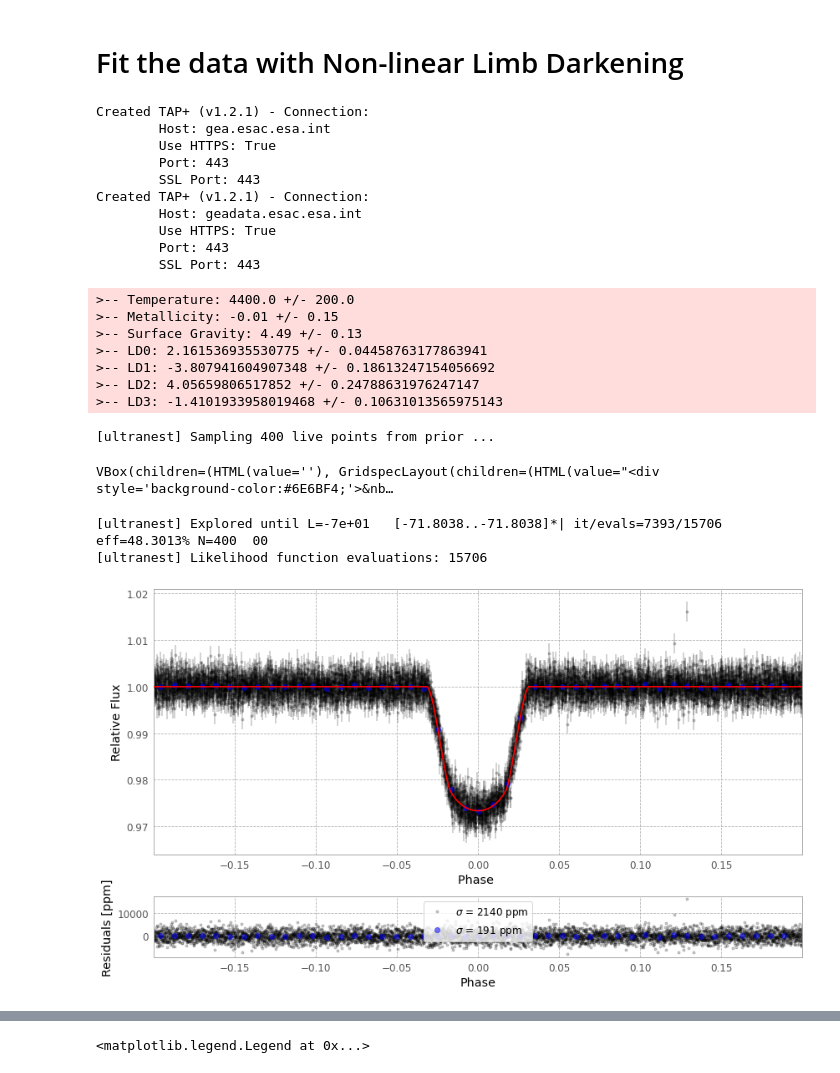
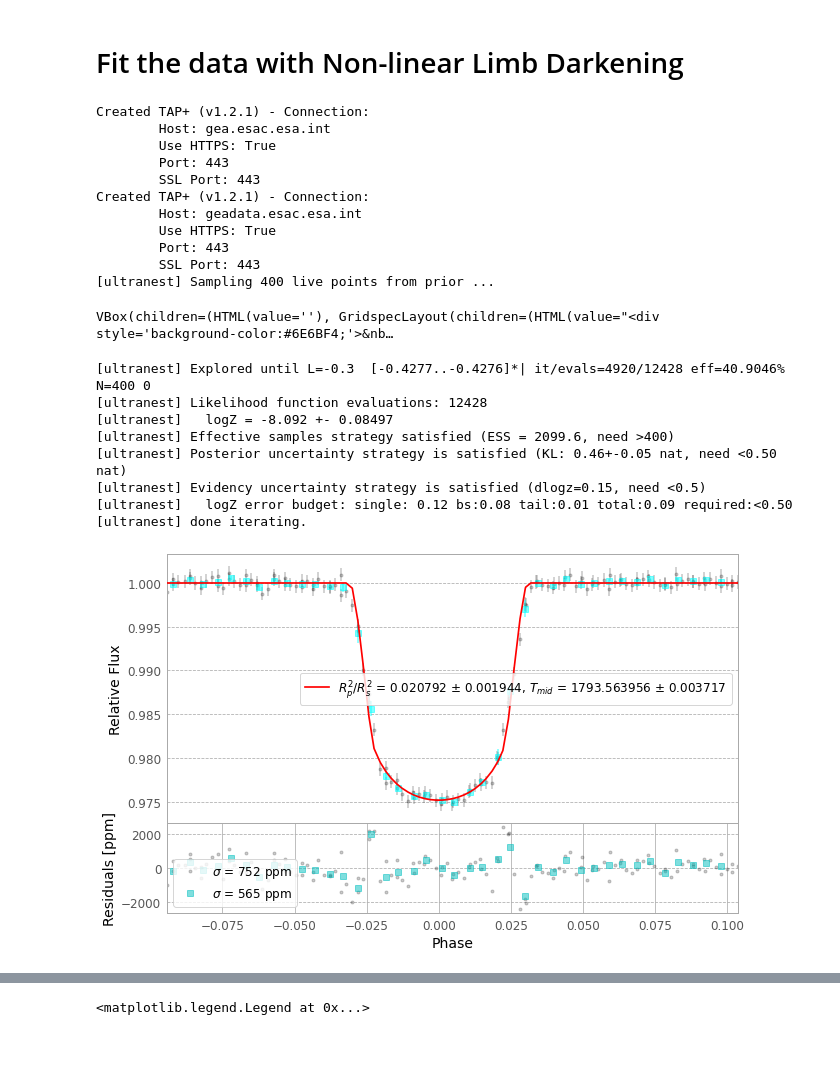
Before and after one commit to pearsonkyle/Exoplanet-Light-Curve-Analysis, a Jupyter notebook: examples/Model Comparison.ipynb, the cells around one changed output, grey strips where cells are left out. Saved outputs shown, nothing was run; the diff lists cells and outputs as text; code cells hidden in the pictures; blank space fills up the shorter version.

```diff
--- a/examples/Model Comparison.ipynb
+++ b/examples/Model Comparison.ipynb
@@ -51,7 +49,7 @@ smask = np.argsort(lc.time.value)
 dts = np.diff(lc.time.value[smask])
 dmask = dts > (1./24)     # find gaps bigger than an hour
 ndt = int(1.0/dts.mean()) # number of images in a day
-tmask[0:int(ndt)] = False # mask first day of sequence
+tmask[0:int(ndt)*2] = False # mask first day of sequence
 
 # mask data after gaps due to systematics
 for idx in np.argwhere(dmask).flatten():
@@ -65,7 +63,7 @@ ferr = lc.flux.value[tmask&nmask]**0.5
 
 # remove stellar variability
 dflux, ftrend = flatten( time, flux,
-    window_length=0.75, return_trend=True, method='biweight')
+    window_length=0.5, return_trend=True, method='biweight')
 dferr = ferr/ftrend
 
 fig, ax = plt.subplots(2)
@@ -107,7 +105,7 @@ https://exoplanetarchive.ipac.caltech.edu/docs/API_PS_columns.html
 # %%
 from elca.tools import nea_scrape
 
-nea_df = nea_scrape("WASP-43 b")
+nea_df = nea_scrape("HAT-P-32 b")
 prior = {} # convert to dict
 for key in nea_df.keys():
     prior[key] = nea_df[key][0]
@@ -183,5 +181,8 @@ mybounds = {
            prior['pl_ratdor']+20*prior['pl_ratdorerr1']],
 }
 
-myfit = lc_fitter(time, dflux, dferr, lcprior, mybounds, verbose=True)
+phase = abs((time - lcprior['tmid'] + 0.25*lcprior['per'])/lcprior['per']) %1 - 0.25
+
+pmask = (phase > -0.1) & (phase < 0.1)
+myfit = lc_fitter(time[pmask], dflux[pmask], dferr[pmask], lcprior, mybounds, verbose=True)
 # %% [output]
@@ -251,16 +252,13 @@ mybounds = {
            prior['pl_ratdor']+20*prior['pl_ratdorerr1']],
 }
 
-# constrain fit to around transit because exotic can't handle eclipses
-pmask = (myfit.phase > -0.2) & (myfit.phase < 0.2)
 
 # fake airmass, we're ignoring it above but exotic wants it
 airmass = np.ones(len(time))
 
-exoticfit = lc_fitter_detrend(
-    time[pmask], dflux[pmask],
-    dferr[pmask], airmass[pmask],
-    lcprior, mybounds, verbose=True)
+myfit_nl = lc_fitter_detrend(time[pmask], dflux[pmask],
+                          dferr[pmask], airmass[pmask],
+                          lcprior, mybounds, verbose=True)
 # %% [output]
 Created TAP+ (v1.2.1) - Connection:
         Host: gea.esac.esa.int
@@ -272,20 +270,19 @@ Created TAP+ (v1.2.1) - Connection:
         Use HTTPS: True
         Port: 443
         SSL Port: 443
+[ultranest] Sampling 400 live points from prior ...
->-- Temperature: 4400.0 +/- 200.0
->-- Metallicity: -0.01 +/- 0.15
->-- Surface Gravity: 4.49 +/- 0.13
->-- LD0: 2.161536935530775 +/- 0.04458763177863941
->-- LD1: -3.807941604907348 +/- 0.18613247154056692
->-- LD2: 4.05659806517852 +/- 0.24788631976247147
->-- LD3: -1.4101933958019468 +/- 0.10631013565975143
+VBox(children=(HTML(value=''), GridspecLayout(children=(HTML(value="<div style='background-color:#6E6BF4;'>&nb…
-[ultranest] Sampling 400 live points from prior ...
+[ultranest] Explored until L=-0.3  [-0.4277..-0.4276]*| it/evals=4920/12428 eff=40.9046% N=400 0
+[ultranest] Likelihood function evaluations: 12428
+[ultranest]   logZ = -8.092 +- 0.08497
+[ultranest] Effective samples strategy satisfied (ESS = 2099.6, need >400)
+[ultranest] Posterior uncertainty strategy is satisfied (KL: 0.46+-0.05 nat, need <0.50 nat)
+[ultranest] Evidency uncertainty strategy is satisfied (dlogz=0.15, need <0.5)
+[ultranest]   logZ error budget: single: 0.12 bs:0.08 tail:0.01 total:0.09 required:<0.50
+[ultranest] done iterating.
-VBox(children=(HTML(value=''), GridspecLayout(children=(HTML(value="<div style='background-color:#6E6BF4;'>&nb…
-[ultranest] Explored until L=-7e+01   [-71.8038..-71.8038]*| it/evals=7393/15706 eff=48.3013% N=400  00
-[ultranest] Likelihood function evaluations: 15706
 # %%
-exoticfit.plot_bestfit()
+myfit_nl.plot_bestfit()
 plt.show()
 # %% [output]
-[figure, old version]
+[figure, new version]
 # %%
```
Also changed, not shown: parts of 9 cells of this notebook, 2 other files.
